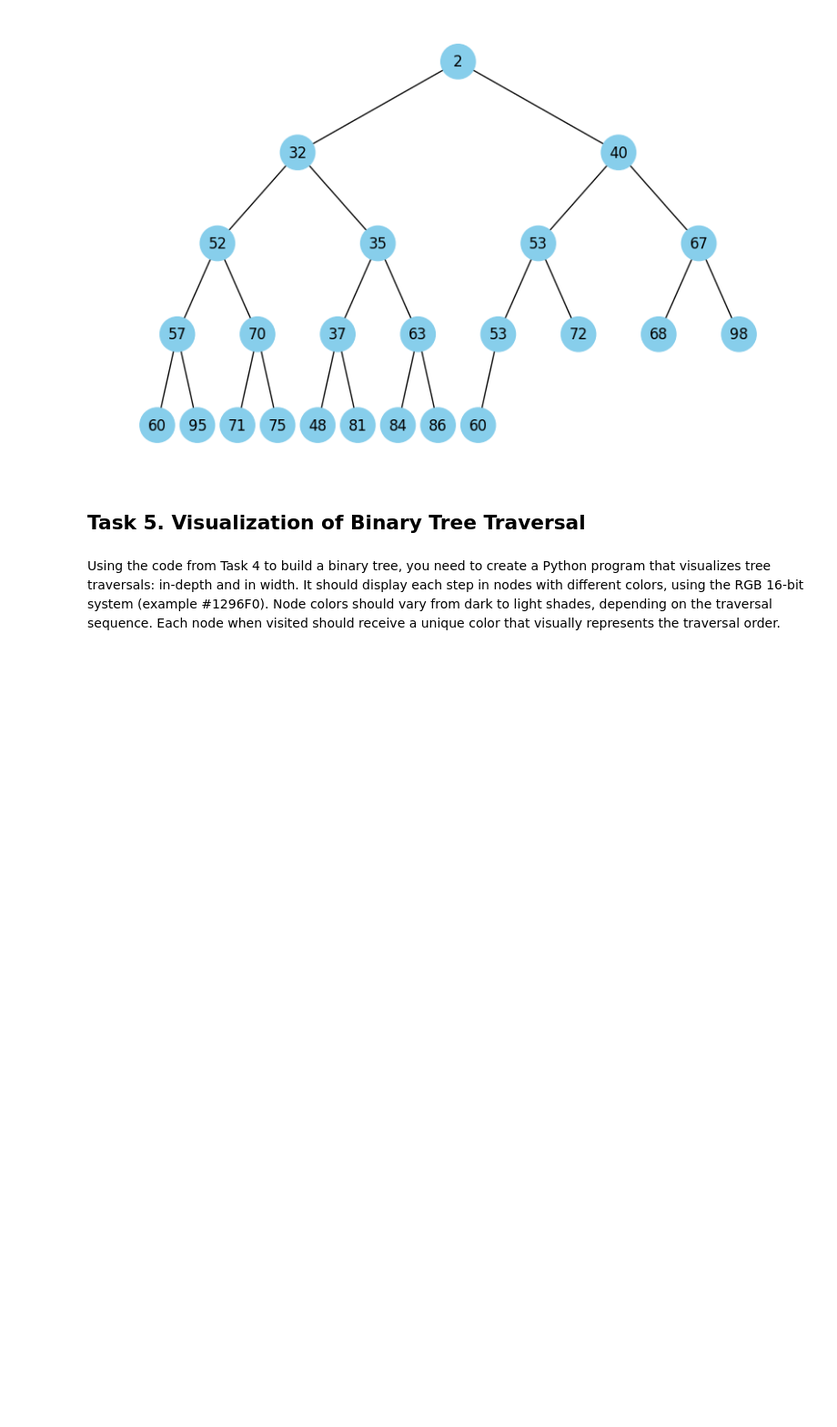
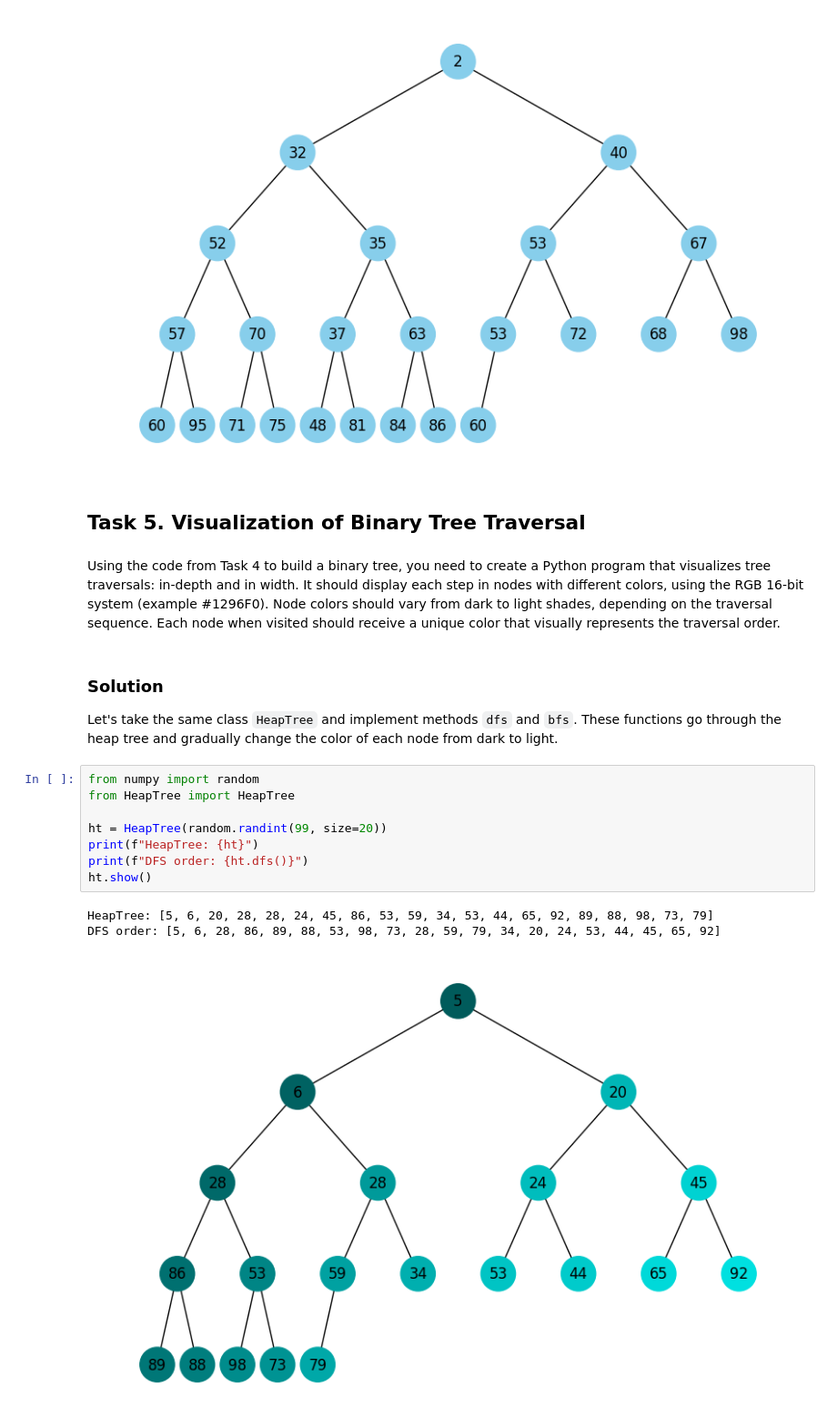
Before and after one commit to maximus-ms/goit-algo-fp, a Jupyter notebook: FinalProject_all_in_one.ipynb, the cells around one changed output. Shown at 91% size. Cells and saved outputs as stored; diff of their text form; blank space fills up the shorter version.

````diff
--- a/FinalProject_all_in_one.ipynb
+++ b/FinalProject_all_in_one.ipynb
@@ -187,3 +187,18 @@ HeapTree: [2, 32, 40, 52, 35, 53, 67, 57, 70, 37, 63, 53, 72, 68, 98, 60, 95, 71
 # %% [markdown]
 Using the code from Task 4 to build a binary tree, you need to create a Python program that visualizes tree traversals: in-depth and in width.
 It should display each step in nodes with different colors, using the RGB 16-bit system (example #1296F0). Node colors should vary from dark to light shades, depending on the traversal sequence. Each node when visited should receive a unique color that visually represents the traversal order.
+# %% [markdown]
+### Solution
+Let's take the same class ```HeapTree``` and implement methods ```dfs``` and ```bfs```. These functions go through the heap tree and gradually change the color of each node from dark to light.
+# %%
+from numpy import random
+from HeapTree import HeapTree
+
+ht = HeapTree(random.randint(99, size=20))
+print(f"HeapTree: {ht}")
+print(f"DFS order: {ht.dfs()}")
+ht.show()
+# %% [output]
+HeapTree: [5, 6, 20, 28, 28, 24, 45, 86, 53, 59, 34, 53, 44, 65, 92, 89, 88, 98, 73, 79]
+DFS order: [5, 6, 28, 86, 89, 88, 53, 98, 73, 28, 59, 79, 34, 20, 24, 53, 44, 45, 65, 92]
+[figure, added]
````
Also changed, not shown: parts of 3 cells of this notebook, 5 other files.
